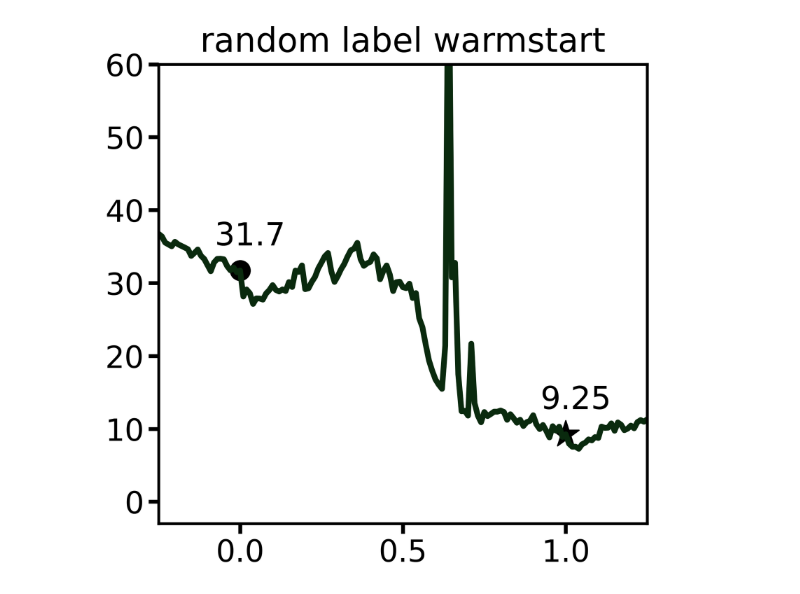
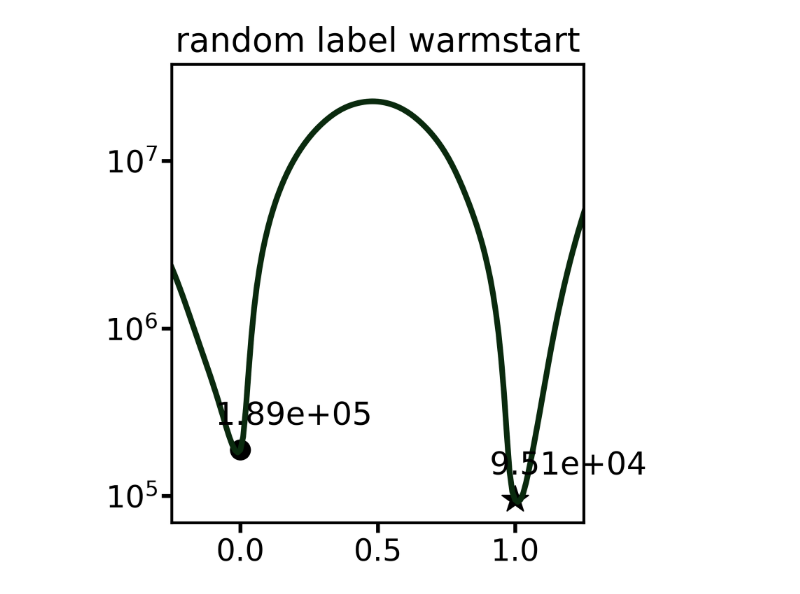
Before and after one commit to xkhainguyen/FSNet, a Jupyter notebook: visualize_weight_to_merit_interp copy.ipynb, the cells around one changed output. Drawn from its saved outputs; the diff is of its cells as text; code cells hidden in the pictures.

```diff
--- a/visualize_weight_to_merit_interp copy.ipynb
+++ b/visualize_weight_to_merit_interp copy.ipynb
@@ -142,36 +142,32 @@ def plot_merit_interpolation(
     for spine in ax.spines.values():
         spine.set_linewidth(LINE_WIDTH * 0.75)
         spine.set_color('black')
 
     # if save_path is not None:
     #     out_dir = os.path.dirname(save_path)
     #     if out_dir:
     #         os.makedirs(out_dir, exist_ok=True)
     #     fig.savefig(save_path, dpi=dpi, bbox_inches="tight")
     #     print(f"Saved plot to: {save_path}", flush=True)
 
     if show:
         plt.show()
 
     if close:
         plt.close(fig)
 
 
 if __name__ == "__main__":
-    # Load from the NPZ you saved earlier
-    # npz_path = "figures/merit_interpolation_random_to_vanilla.npz"  # EDIT if needed
-    # npz_path = "figures/merit_interpolation_A_to_B.npz"  # EDIT if needed
-    # npz_path = "figures/merit_interpolation_warmstarted.npz"  # EDIT if needed
-    npz_path = "figures/merit_interpolation_fsnet_bad.npz"  # EDIT if needed
+    npz_path = "figures/merit_interpolation_fsnet_random_1.npz"  # EDIT if needed
     data = np.load(npz_path)
 
     t = data["t"]
     merit = data["merit"]
 
     plot_merit_interpolation(
         t,
         merit,
         show=True,   # set True if you want interactive display
     )
 # %% [output]
-[figure, old version]
+[figure, new version]
```
Also changed, not shown: parts of 1 cell of this notebook, 9 other files.
